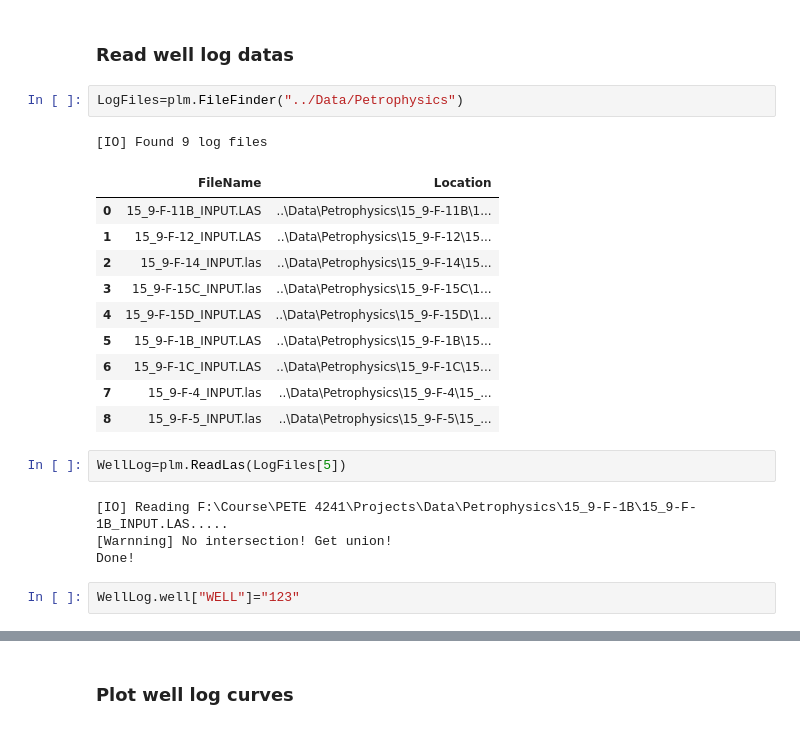
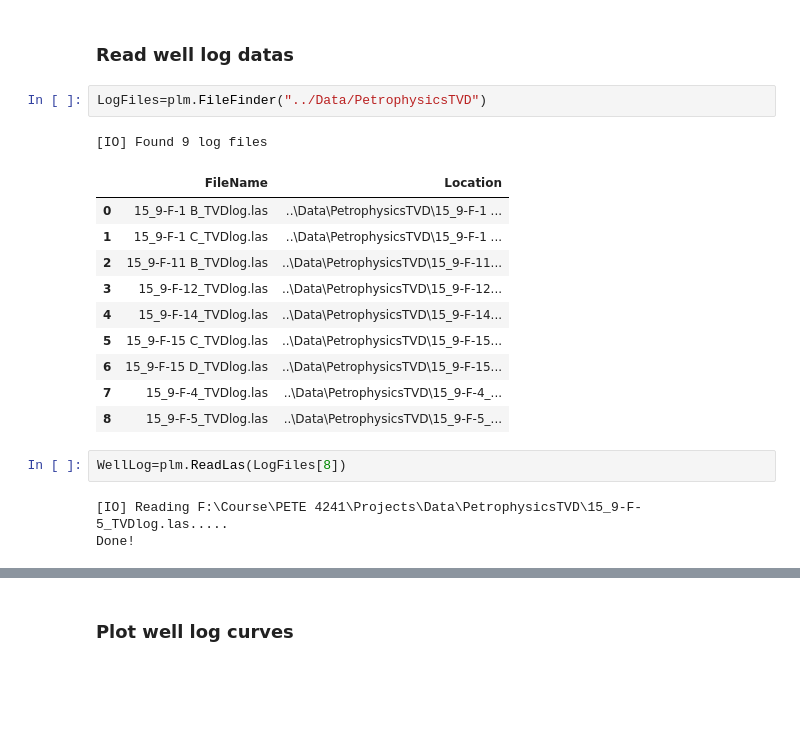
Before and after one commit to BinWang0213/Course-PETE4241_19SP_ProjectCode, a Jupyter notebook: FinalCode/LasViewer_SingleWell.ipynb, the cells around one changed output, grey strips where cells are left out. Drawn from its saved outputs; the diff is of its cells as text; blank space fills up the shorter version.

```diff
--- a/FinalCode/LasViewer_SingleWell.ipynb
+++ b/FinalCode/LasViewer_SingleWell.ipynb
@@ -9,27 +9,24 @@ import PyLasMech as plm
 # %% [markdown]
 ### Read well log datas
 # %%
-LogFiles=plm.FileFinder("../Data/Petrophysics")
+LogFiles=plm.FileFinder("../Data/PetrophysicsTVD")
 # %% [output]
 [IO] Found 9 log files
 |  | FileName | Location |
-| 0 | 15_9-F-11B_INPUT.LAS | ..\Data\Petrophysics\15_9-F-11B\1... |
-| 1 | 15_9-F-12_INPUT.LAS | ..\Data\Petrophysics\15_9-F-12\15... |
-| 2 | 15_9-F-14_INPUT.las | ..\Data\Petrophysics\15_9-F-14\15... |
-| 3 | 15_9-F-15C_INPUT.las | ..\Data\Petrophysics\15_9-F-15C\1... |
-| 4 | 15_9-F-15D_INPUT.LAS | ..\Data\Petrophysics\15_9-F-15D\1... |
-| 5 | 15_9-F-1B_INPUT.LAS | ..\Data\Petrophysics\15_9-F-1B\15... |
-| 6 | 15_9-F-1C_INPUT.LAS | ..\Data\Petrophysics\15_9-F-1C\15... |
-| 7 | 15_9-F-4_INPUT.las | ..\Data\Petrophysics\15_9-F-4\15_... |
-| 8 | 15_9-F-5_INPUT.las | ..\Data\Petrophysics\15_9-F-5\15_... |
+| 0 | 15_9-F-1 B_TVDlog.las | ..\Data\PetrophysicsTVD\15_9-F-1 ... |
+| 1 | 15_9-F-1 C_TVDlog.las | ..\Data\PetrophysicsTVD\15_9-F-1 ... |
+| 2 | 15_9-F-11 B_TVDlog.las | ..\Data\PetrophysicsTVD\15_9-F-11... |
+| 3 | 15_9-F-12_TVDlog.las | ..\Data\PetrophysicsTVD\15_9-F-12... |
+| 4 | 15_9-F-14_TVDlog.las | ..\Data\PetrophysicsTVD\15_9-F-14... |
+| 5 | 15_9-F-15 C_TVDlog.las | ..\Data\PetrophysicsTVD\15_9-F-15... |
+| 6 | 15_9-F-15 D_TVDlog.las | ..\Data\PetrophysicsTVD\15_9-F-15... |
+| 7 | 15_9-F-4_TVDlog.las | ..\Data\PetrophysicsTVD\15_9-F-4_... |
+| 8 | 15_9-F-5_TVDlog.las | ..\Data\PetrophysicsTVD\15_9-F-5_... |
 # %%
-WellLog=plm.ReadLas(LogFiles[5])
+WellLog=plm.ReadLas(LogFiles[8])
 # %% [output]
-[IO] Reading F:\Course\PETE 4241\Projects\Data\Petrophysics\15_9-F-1B\15_9-F-1B_INPUT.LAS.....
-[Warnning] No intersection! Get union!
+[IO] Reading F:\Course\PETE 4241\Projects\Data\PetrophysicsTVD\15_9-F-5_TVDlog.las.....
 Done!
-# %%
-WellLog.well["WELL"]="123"
 # %%
 #Print las file summary table
 plm.printLas(WellLog)
```
Also changed, not shown: parts of 2 cells of this notebook, 57 other files.
